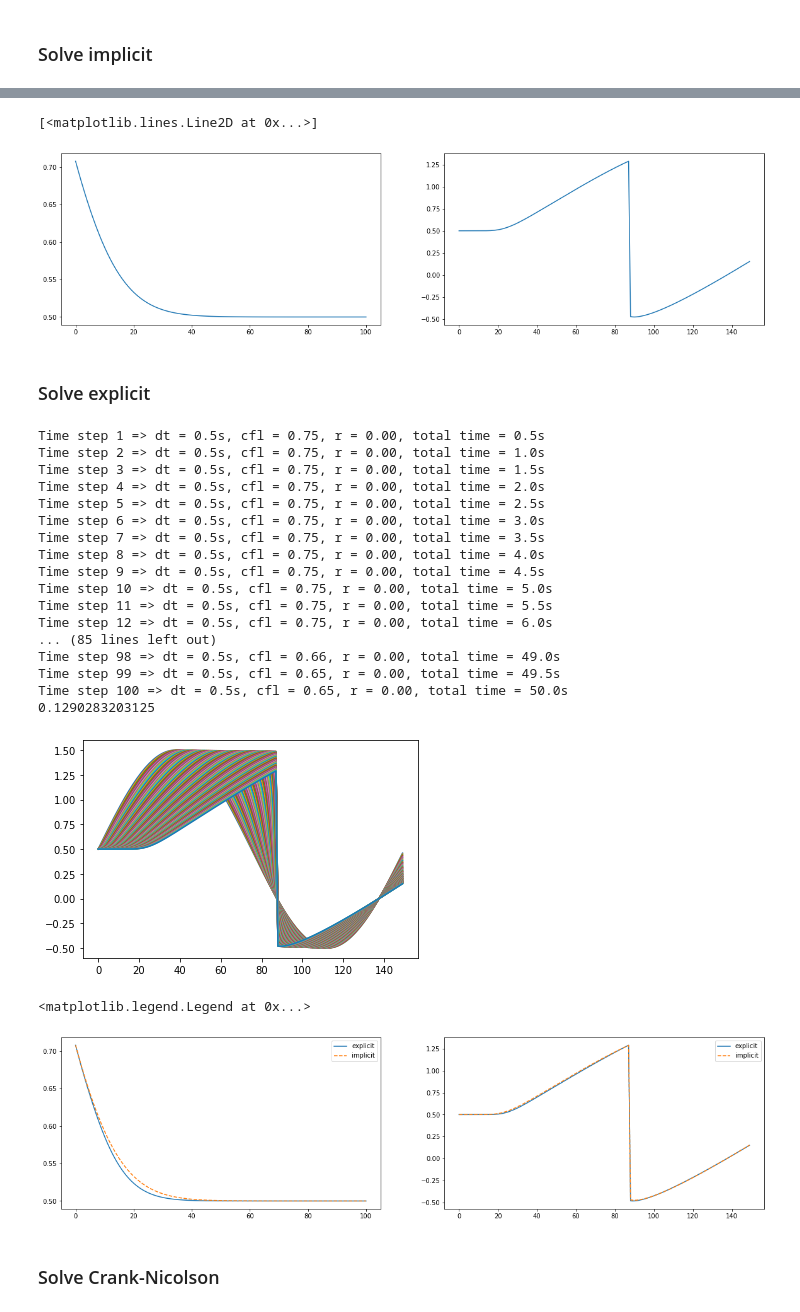
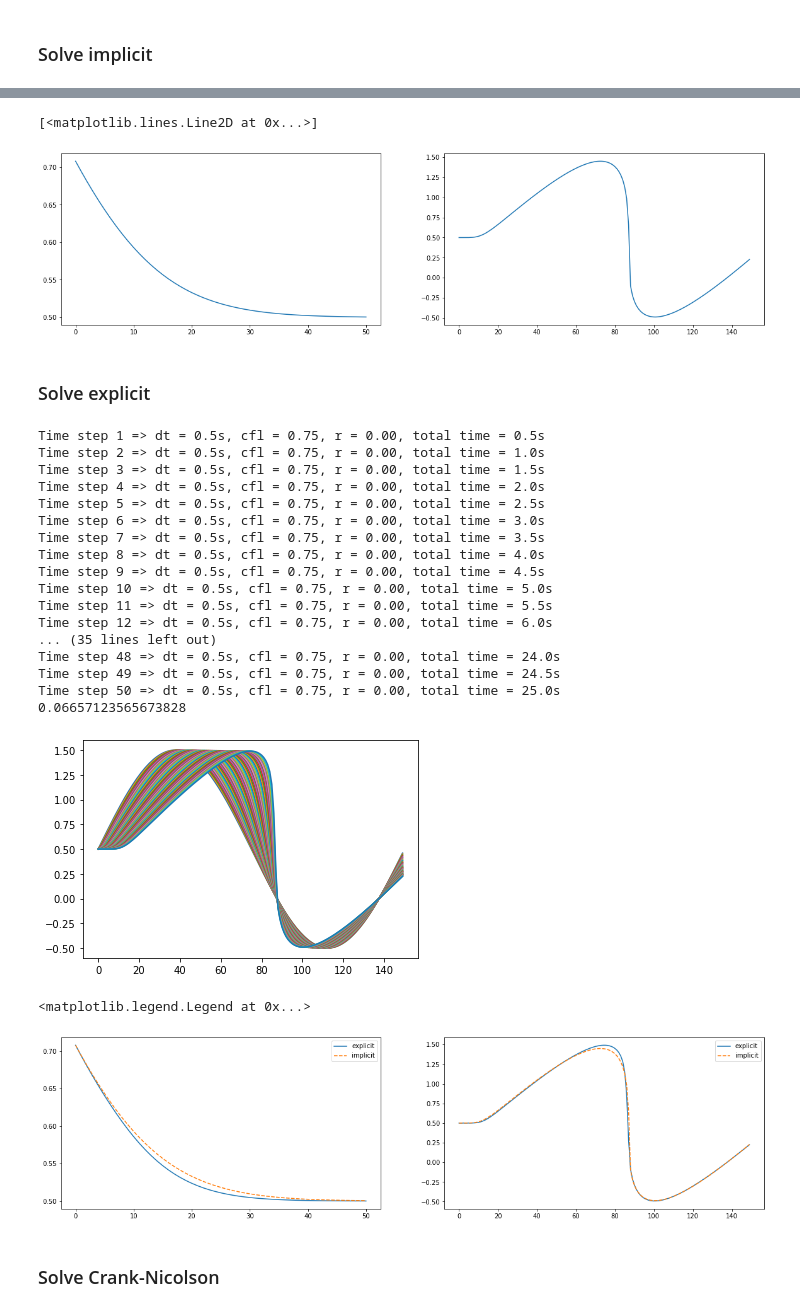
Before and after one commit to viluiz/numpde, a Jupyter notebook: Burgers_non-conservative_equation_finite_differences.ipynb, the cells around one changed output, grey strips where cells are left out. Saved outputs shown, nothing was run; the diff lists cells and outputs as text; code cells hidden in the pictures.

```diff
--- a/Burgers_non-conservative_equation_finite_differences.ipynb
+++ b/Burgers_non-conservative_equation_finite_differences.ipynb
@@ -48,7 +48,7 @@ $
 
 class Burgers:
     """
-    Finite difference solution of the Burgers equation (nonloinear hyperbolic equation, for alpha=0)
+    Finite difference solution of the Burgers equation (nonlinear hyperbolic equation, for alpha=0)
     ***the non-conservative form cannot represent the evolution of the shock properly***
 
     Parameters
@@ -90,7 +90,7 @@ class Burgers:
             self.A = np.empty((N,N))
             self.f = np.empty(N)
 
-    # Solve the heat equation explicitly
+    # Solve the PDE discretized equation explicitly
     def solve_explicit(self, dt, source_term):
 
         #Define w (upwind or central) advection space discretization
@@ -169,7 +169,7 @@ class Burgers:
 
         return u
 
-    # Solve the heat equation fully implicit
+    # Solve the PDE discretized equation fully implicit
     def solve_implicit(self, dt, source_term):
 
         # u values to start the nonlinear iteration
@@ -208,7 +208,7 @@ class Burgers:
             self.A += np.diag([-r]*(self.N-1), 1)    # Upper diagonal
             self.A += np.diag([-r]*(self.N-1),-1)    # Lower diagonal
             #
-            ## Source term f
+            ## Source term plus constants f
             self.f[:] = self.u_previous + dt*source_term
 
 
@@ -275,7 +275,7 @@ class Burgers:
 
         return u
 
-    # Solve the heat equation using Crank-Nicolson (theta = 0 -> explicit, 1-> implicit)
+    # Solve the PDE discretized equation using Crank-Nicolson (theta = 0 -> explicit, 1-> implicit)
     def solve_CrankNicolson(self, dt, source_term, theta=0.5):
 
         # u values to start the nonlinear iteration
@@ -315,7 +315,7 @@ class Burgers:
             self.A += np.diag([-r*theta]*(self.N-1),-1)    # Lower diagonal
             #
             #
-            ## Source term f
+            ## Source term plus constants f
             self.f[:] = self.u_previous + dt*source_term
             ### Advective term
             for i in range(1,self.N-1):
@@ -466,7 +466,7 @@ u=[]
 u.append(burgers.u_previous.copy())  # Initial condition
 # %%
 start = time.time()
-for _ in range(100):
+for _ in range(50):
     u.append(burgers.forward(dt=0.5, # seconds
                                #source_term=1*[0.]+9*[0.]+1*[0.]
                                )
@@ -517,7 +517,7 @@ axes[0].plot(np.array(u_imp)[:,5])
 axes[1].plot(u_imp[-1])
 # %% [output]
 [<matplotlib.lines.Line2D at 0x...>]
-[figure, old version]
+[figure, new version]
 # %% [markdown]
 ### Solve explicit
 # %%
@@ -538,33 +538,33 @@ u=[]
 u.append(burgers.u_previous.copy())  # Initial condition
 # %%
 start = time.time()
-for _ in range(100):
+for _ in range(50):
     u.append(burgers.forward(dt=0.5, # seconds
                                #source_term=4*[0.]+3*[0.]+4*[0.]
                                )
             )
 print(time.time()-start)
 plt.plot(np.transpose(u));
 u_exp = u
 # %% [output]
 Time step 1 => dt = 0.5s, cfl = 0.75, r = 0.00, total time = 0.5s
 Time step 2 => dt = 0.5s, cfl = 0.75, r = 0.00, total time = 1.0s
 Time step 3 => dt = 0.5s, cfl = 0.75, r = 0.00, total time = 1.5s
 Time step 4 => dt = 0.5s, cfl = 0.75, r = 0.00, total time = 2.0s
 Time step 5 => dt = 0.5s, cfl = 0.75, r = 0.00, total time = 2.5s
 Time step 6 => dt = 0.5s, cfl = 0.75, r = 0.00, total time = 3.0s
 Time step 7 => dt = 0.5s, cfl = 0.75, r = 0.00, total time = 3.5s
 Time step 8 => dt = 0.5s, cfl = 0.75, r = 0.00, total time = 4.0s
 Time step 9 => dt = 0.5s, cfl = 0.75, r = 0.00, total time = 4.5s
 Time step 10 => dt = 0.5s, cfl = 0.75, r = 0.00, total time = 5.0s
 Time step 11 => dt = 0.5s, cfl = 0.75, r = 0.00, total time = 5.5s
 Time step 12 => dt = 0.5s, cfl = 0.75, r = 0.00, total time = 6.0s
-... (85 lines left out)
-Time step 98 => dt = 0.5s, cfl = 0.66, r = 0.00, total time = 49.0s
-Time step 99 => dt = 0.5s, cfl = 0.65, r = 0.00, total time = 49.5s
-Time step 100 => dt = 0.5s, cfl = 0.65, r = 0.00, total time = 50.0s
-0.1290283203125
+... (35 lines left out)
+Time step 48 => dt = 0.5s, cfl = 0.75, r = 0.00, total time = 24.0s
+Time step 49 => dt = 0.5s, cfl = 0.75, r = 0.00, total time = 24.5s
+Time step 50 => dt = 0.5s, cfl = 0.75, r = 0.00, total time = 25.0s
+0.06657123565673828
-[figure, old version]
+[figure, new version]
 # %%
 #print(u_exp[-1])
 #print(u_imp[-1])
@@ -577,7 +577,7 @@ axes[1].plot(u_imp[-1],'--')
 axes[1].legend(['explicit','implicit'])
 # %% [output]
 <matplotlib.legend.Legend at 0x...>
-[figure, old version]
+[figure, new version]
 # %% [markdown]
 ### Solve Crank-Nicolson
 # %%
```
Also changed, not shown: parts of 5 cells of this notebook, 4 other files.
